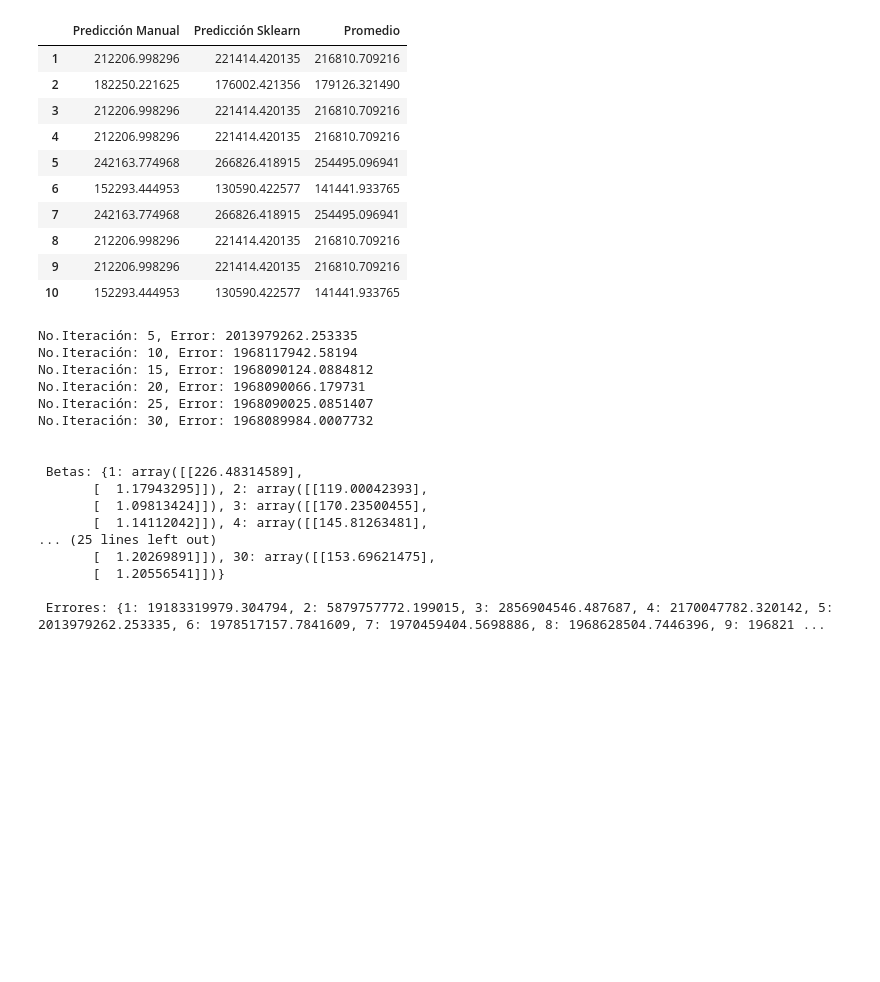
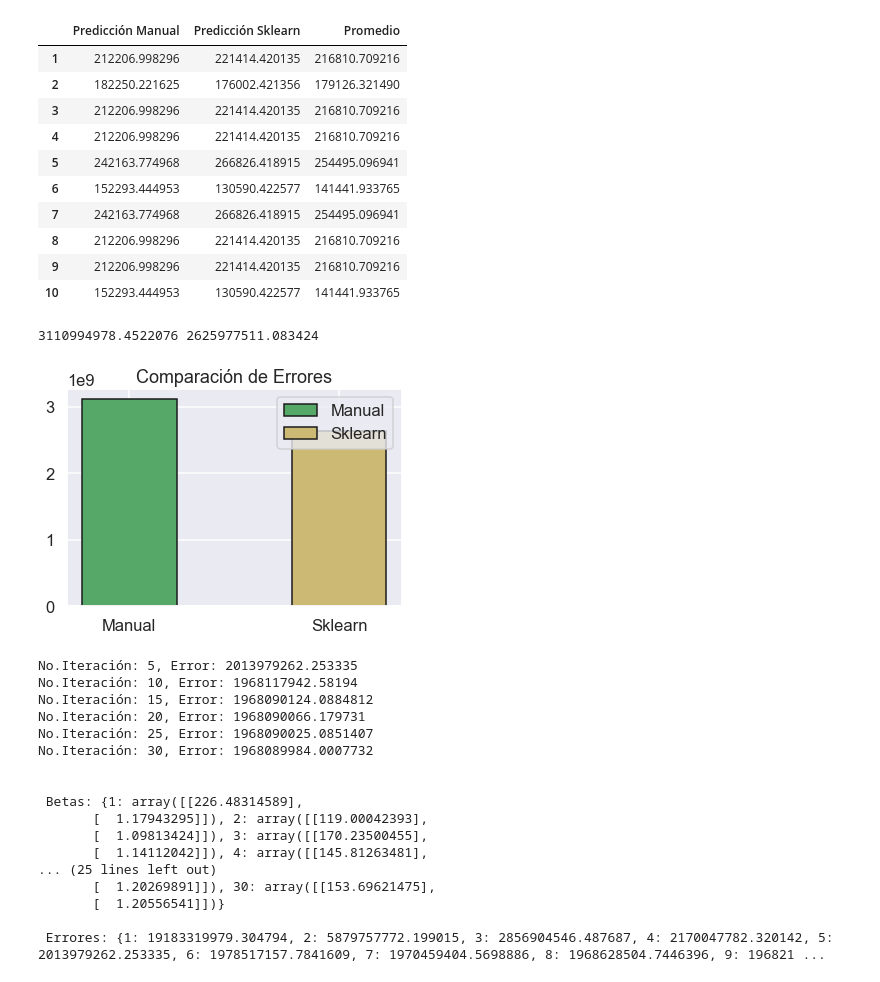
Before and after one commit to hdtahay99/project-final-python-data-science, a Jupyter notebook: dev-project.ipynb, the cells around one changed output. Drawn from its saved outputs; the diff is of its cells as text; code cells hidden in the pictures; blank space fills up the shorter version.

```diff
--- a/dev-project.ipynb
+++ b/dev-project.ipynb
@@ -251,6 +252,49 @@ class regresion_lineal:
         aux_sk             = sk[:,0]
         vector             = vector + np.nanmean(np.array([aux_manual[0:len(vector),], aux_sk[0:len(vector),]]), axis=0).reshape(-1,1)
         return np.array([aux_manual[0:len(vector),], aux_sk[0:len(vector),], vector[:,0]])
+
+
+    def data_test(self, x, y):
+        """
+        Maneja los datos de prueba para cada uno de los modelos (manual y sklearn),
+        además, grafica el error de cada modelo y compara.
+        """
+
+        manual_predict_y  = self._manual_regresion(x, y)
+        sklearn_predict_y = self._sklearn_regresion(x, y)
+
+        rmse_manual  = mean_squared_error(y, manual_predict_y)
+        rmse_skleanr = mean_squared_error(y, sklearn_predict_y)
+
+        self._draw_erros(rmse_manual, rmse_skleanr)
+
+
+    def _manual_regresion(self, x, y):
+        """Obtiene los datos predictivos a través del modelo manual"""
+
+        x1        = np.hstack([x.reshape(-1, 1), np.ones_like(x).reshape(-1, 1)])
+        predict_y = np.dot(x1, self.betas)
+        return predict_y
+
+
+    def _sklearn_regresion(self, x, y):
+        """Obtiene los datos predictivos a través del modelo de sklearn"""
+        reg         = LinearRegression().fit(x, y)
+        skpredict_y = reg.predict(x)
+        return skpredict_y
+
+    def _draw_erros(self, error_m, error_sk):
+        """
+        Gráfica ambos errores para identificar cuál es el menor,
+        se realiza a través de una gráfica de barra.
+        """
+        print(error_m,error_sk )
+        xaxis =np.arange(1)
+        plt.bar(['Manual'], error_m, width=0.45, edgecolor='k', color='g', label='Manual')
+        plt.bar(['Sklearn'], error_sk, width=0.45, edgecolor='k', color='y', label='Sklearn')
+        plt.legend(loc=1)
+        plt.title('Comparación de Errores')
+        plt.show()
 # %%
 modelo = regresion_lineal(X1.to_numpy(), training_set.loc[:, ['SalePrice']].to_numpy(), 150, 10, 0.003)
 # %%
@@ -302,6 +346,11 @@ df
 | 8 | 212206.998296 | 221414.420135 | 216810.709216 |
 | 9 | 212206.998296 | 221414.420135 | 216810.709216 |
 | 10 | 152293.444953 | 130590.422577 | 141441.933765 |
+# %%
+modelo.data_test(validation_test_set.loc[:, ['OverallQual']].to_numpy(),validation_test_set.loc[:, ['SalePrice']].to_numpy())
+# %% [output]
+3110994978.4522076 2625977511.083424
+[figure, added]
 # %%
 modelo2 = regresion_lineal(X2.to_numpy(), training_set.loc[:, ['SalePrice']].to_numpy(), 30, 5, 0.000001)
 # %%
```
Also changed, not shown: parts of 2 cells of this notebook.
